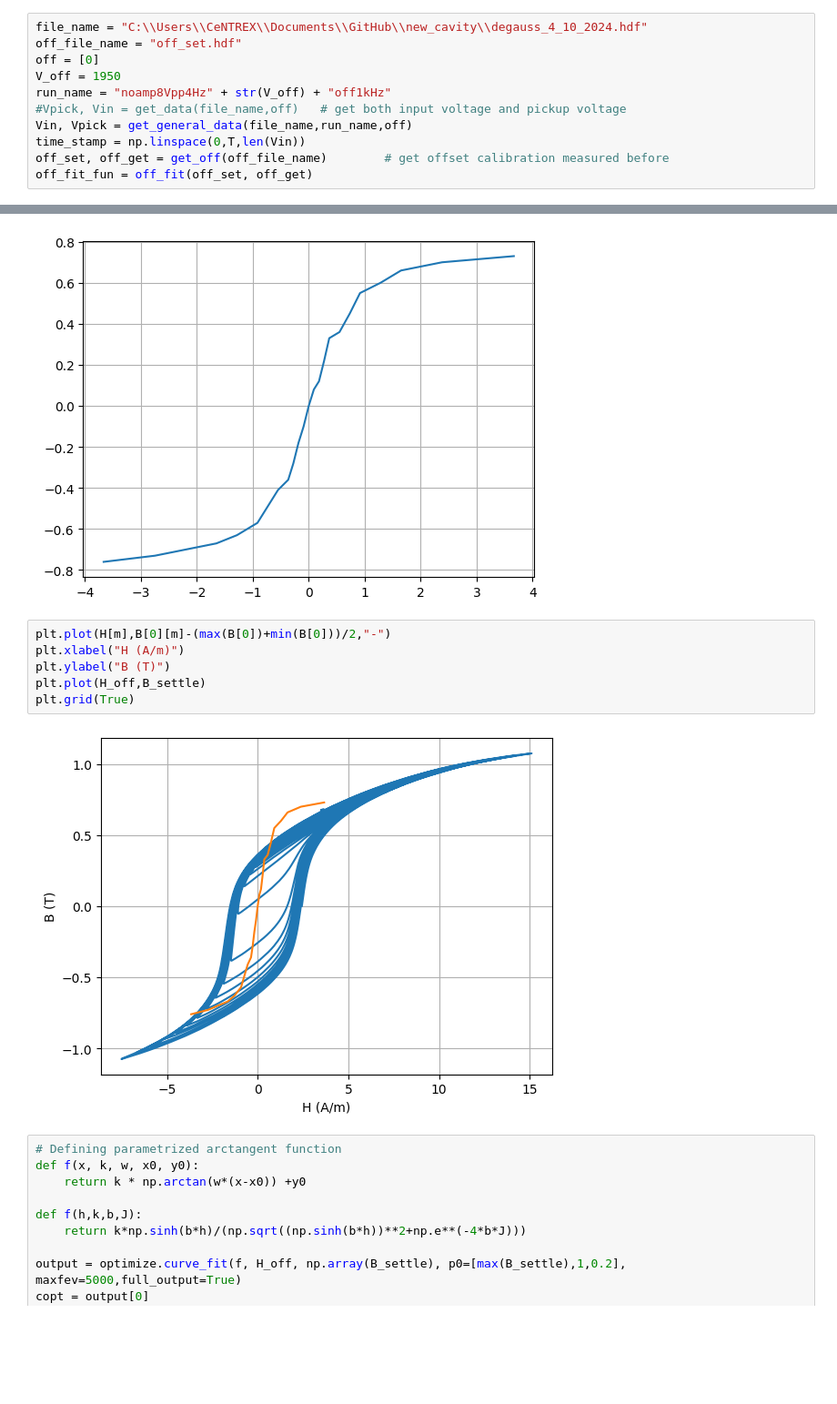
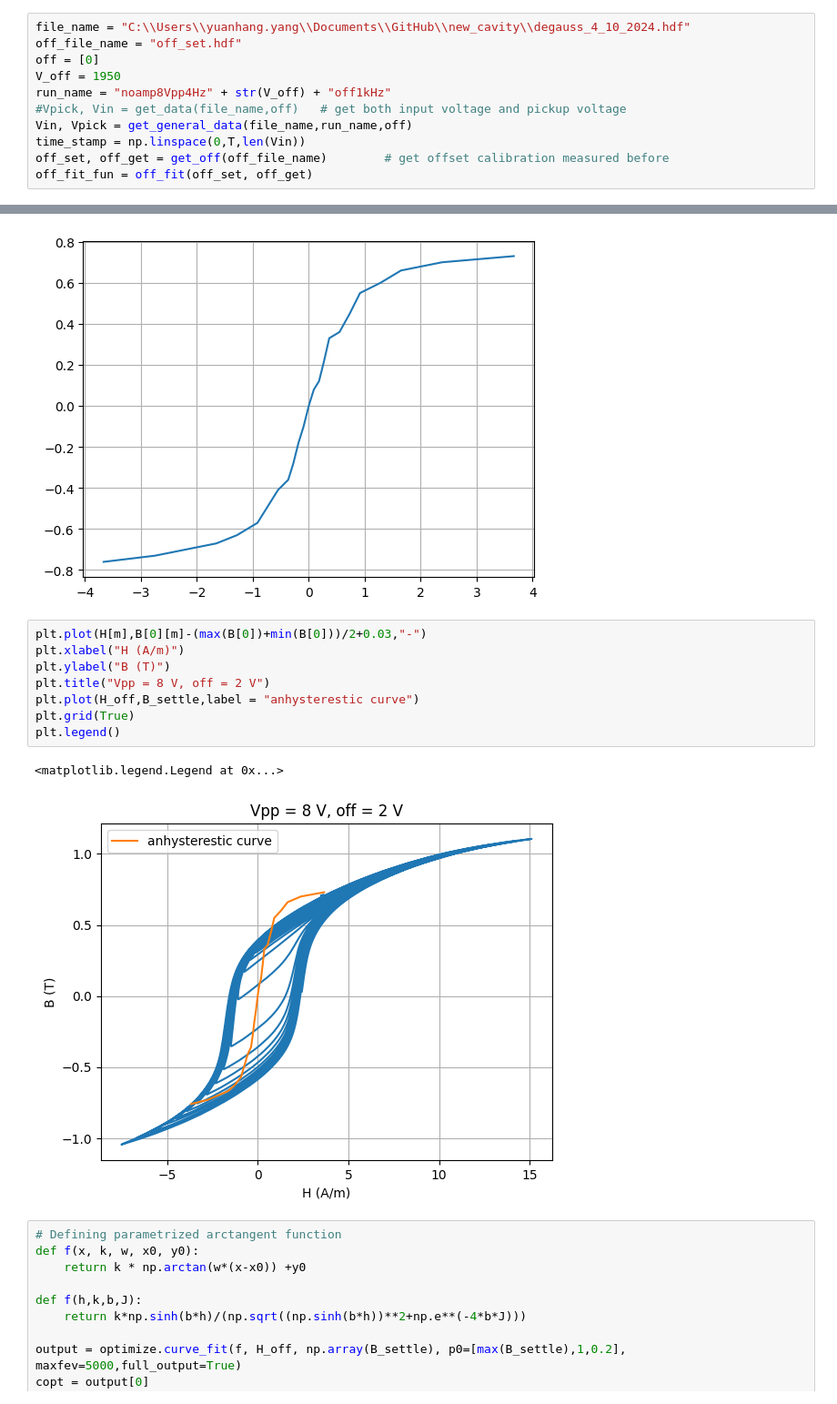
Before and after one commit to yyhshdu1/new_cavity, a Jupyter notebook: windfreak/SG_degauss.ipynb, the cells around one changed output, grey strips where cells are left out. Shown at 91% size. Cells and saved outputs as stored; diff of their text form; blank space fills up the shorter version.

```diff
--- a/windfreak/SG_degauss.ipynb
+++ b/windfreak/SG_degauss.ipynb
@@ -95,7 +95,7 @@ def off_subtract(Vin,Vpick,off_set,fitfun):
     Vpick_sub = Vpick - pick_off_mea
     return Vin_sub, Vpick_sub
 # %%
-file_name = "C:\\Users\\CeNTREX\\Documents\\GitHub\\new_cavity\\degauss_4_10_2024.hdf"
+file_name = "C:\\Users\\yuanhang.yang\\Documents\\GitHub\\new_cavity\\degauss_4_10_2024.hdf"
 off_file_name = "off_set.hdf"
 off = [0]
 V_off = 1950
@@ -244,13 +244,16 @@ plt.grid(True)
   0.91634664  1.2828853   1.64942396  2.38250127  3.66538657]
 [figure]
 # %%
-plt.plot(H[m],B[0][m]-(max(B[0])+min(B[0]))/2,"-")
+plt.plot(H[m],B[0][m]-(max(B[0])+min(B[0]))/2+0.03,"-")
 plt.xlabel("H (A/m)")
 plt.ylabel("B (T)")
-plt.plot(H_off,B_settle)
+plt.title("Vpp = 8 V, off = 2 V")
+plt.plot(H_off,B_settle,label = "anhysterestic curve")
 plt.grid(True)
+plt.legend()
 # %% [output]
+<matplotlib.legend.Legend at 0x...>
-[figure, old version]
+[figure, new version]
 # %%
 # Defining parametrized arctangent function
 def f(x, k, w, x0, y0):
```
Also changed, not shown: 1 other file.
